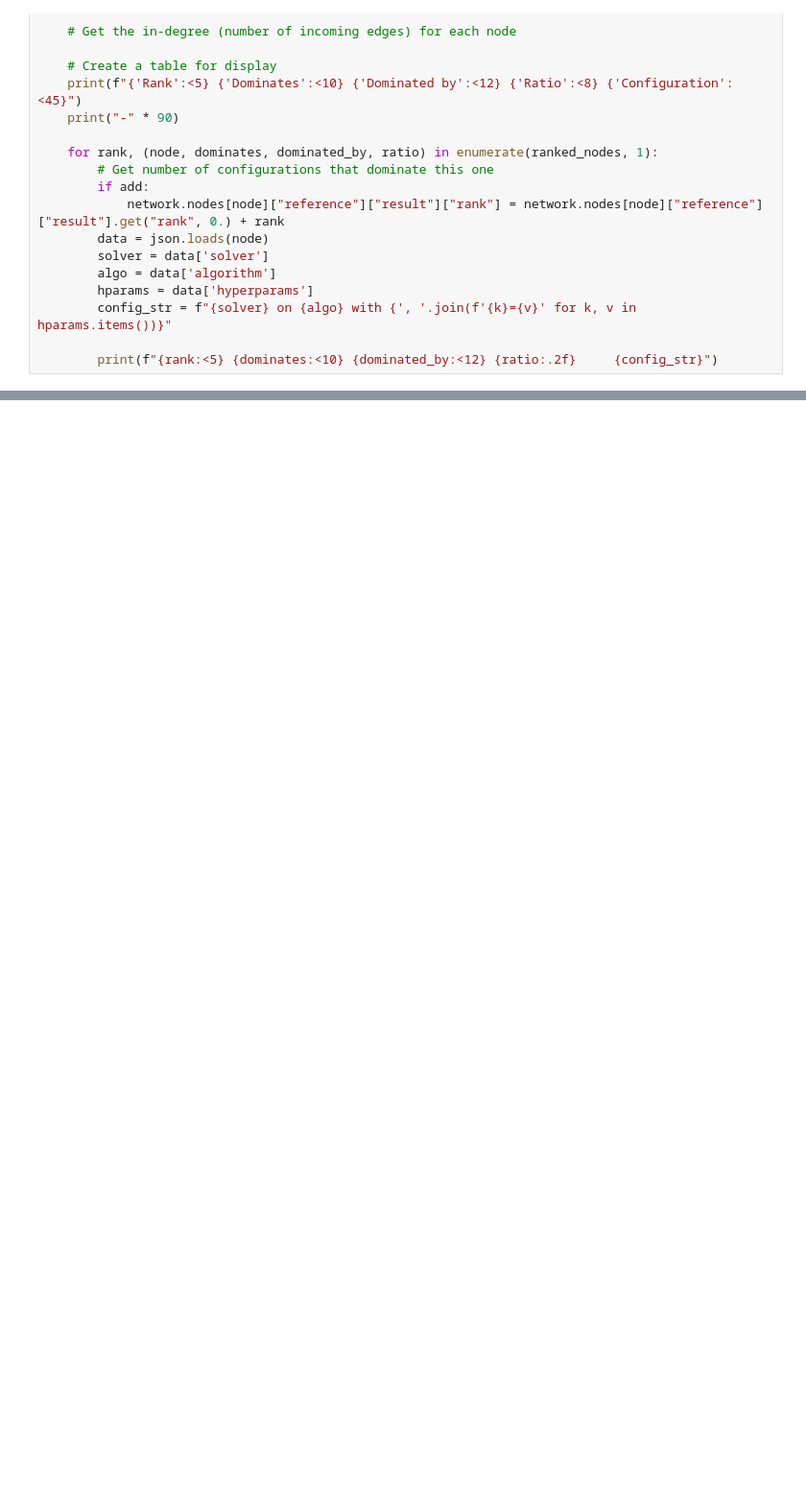
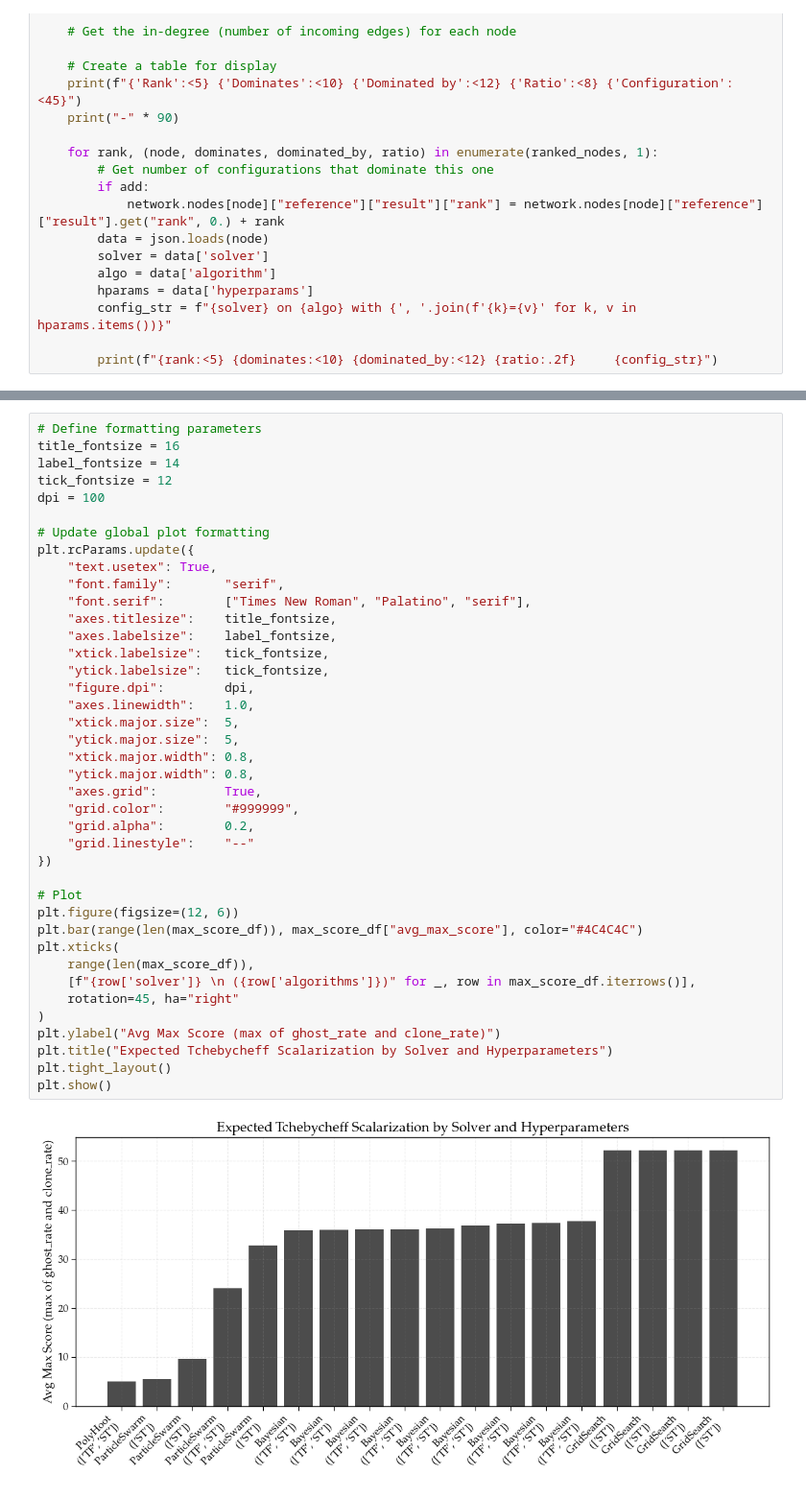
Before and after one commit to SvenHockers/velopix_tracking, a Jupyter notebook: results/best_config.ipynb, the cells around one changed output, grey strips where cells are left out. Shown at 96% size. Cells and saved outputs as stored; diff of their text form; blank space fills up the shorter version.

```diff
--- a/results/best_config.ipynb
+++ b/results/best_config.ipynb
@@ -543,0 +554,42 @@ plt.show()
+# %%
+# Define formatting parameters
+title_fontsize = 16
+label_fontsize = 14
+tick_fontsize = 12
+dpi = 100
+
+# Update global plot formatting
+plt.rcParams.update({
+    "text.usetex": True,
+    "font.family":       "serif",
+    "font.serif":        ["Times New Roman", "Palatino", "serif"],
+    "axes.titlesize":    title_fontsize,
+    "axes.labelsize":    label_fontsize,
+    "xtick.labelsize":   tick_fontsize,
+    "ytick.labelsize":   tick_fontsize,
+    "figure.dpi":        dpi,
+    "axes.linewidth":    1.0,
+    "xtick.major.size":  5,
+    "ytick.major.size":  5,
+    "xtick.major.width": 0.8,
+    "ytick.major.width": 0.8,
+    "axes.grid":         True,
+    "grid.color":        "#999999",
+    "grid.alpha":        0.2,
+    "grid.linestyle":    "--"
+})
+
+# Plot
+plt.figure(figsize=(12, 6))
+plt.bar(range(len(max_score_df)), max_score_df["avg_max_score"], color="#4C4C4C")
+plt.xticks(
+    range(len(max_score_df)),
+    [f"{row['solver']} \n ({row['algorithms']})" for _, row in max_score_df.iterrows()],
+    rotation=45, ha="right"
+)
+plt.ylabel("Avg Max Score (max of ghost_rate and clone_rate)")
+plt.title("Expected Tchebycheff Scalarization by Solver and Hyperparameters")
+plt.tight_layout()
+plt.show()
+# %% [output]
+[figure, added]
```
Also changed, not shown: parts of 12 cells of this notebook, 1 other file.
